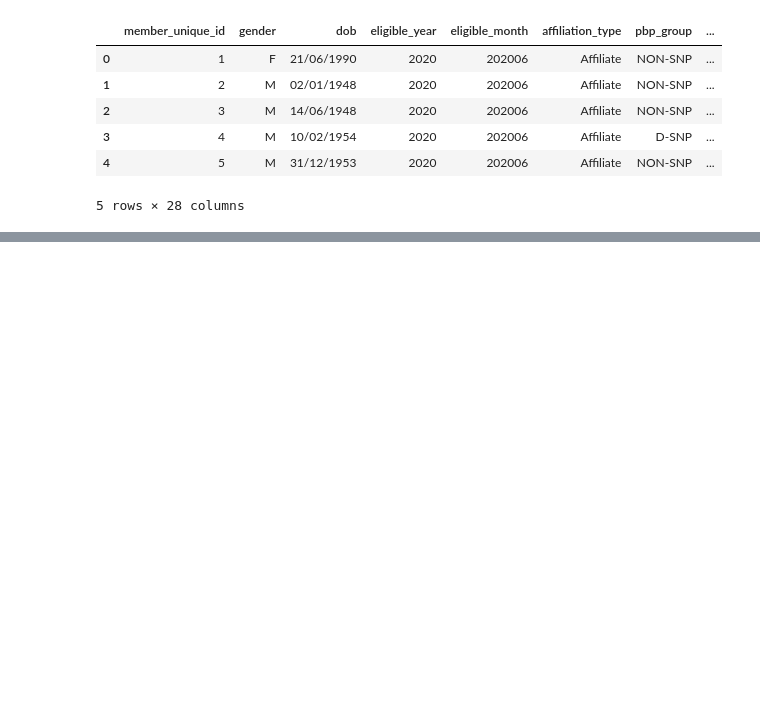
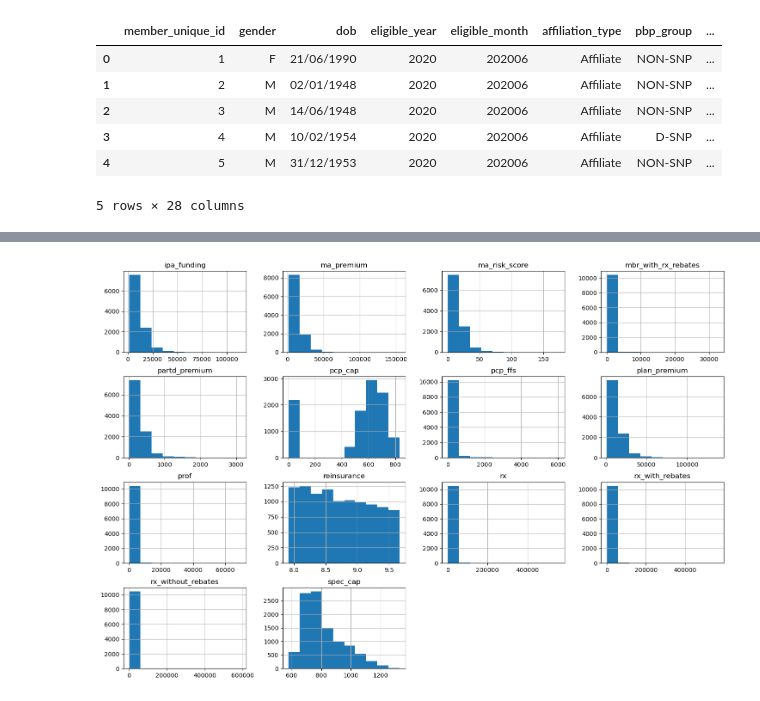
Before and after one commit to Piotr8706/Smaller_data_projects, a Jupyter notebook: Outliers Detection/Outliers_detection.ipynb, the cells around one changed output, grey strips where cells are left out. Drawn from its saved outputs; the diff is of its cells as text; code cells hidden in the pictures; blank space fills up the shorter version.

```diff
--- a/Outliers Detection/Outliers_detection.ipynb
+++ b/Outliers Detection/Outliers_detection.ipynb
@@ -22,0 +99,4 @@ def list_dollar_columns(dat):
+# %%
+_ = df[currency_columns].hist(figsize=(18, 12))
+# %% [output]
+[figure, added]
```
Also changed, not shown: parts of 10 cells of this notebook.
